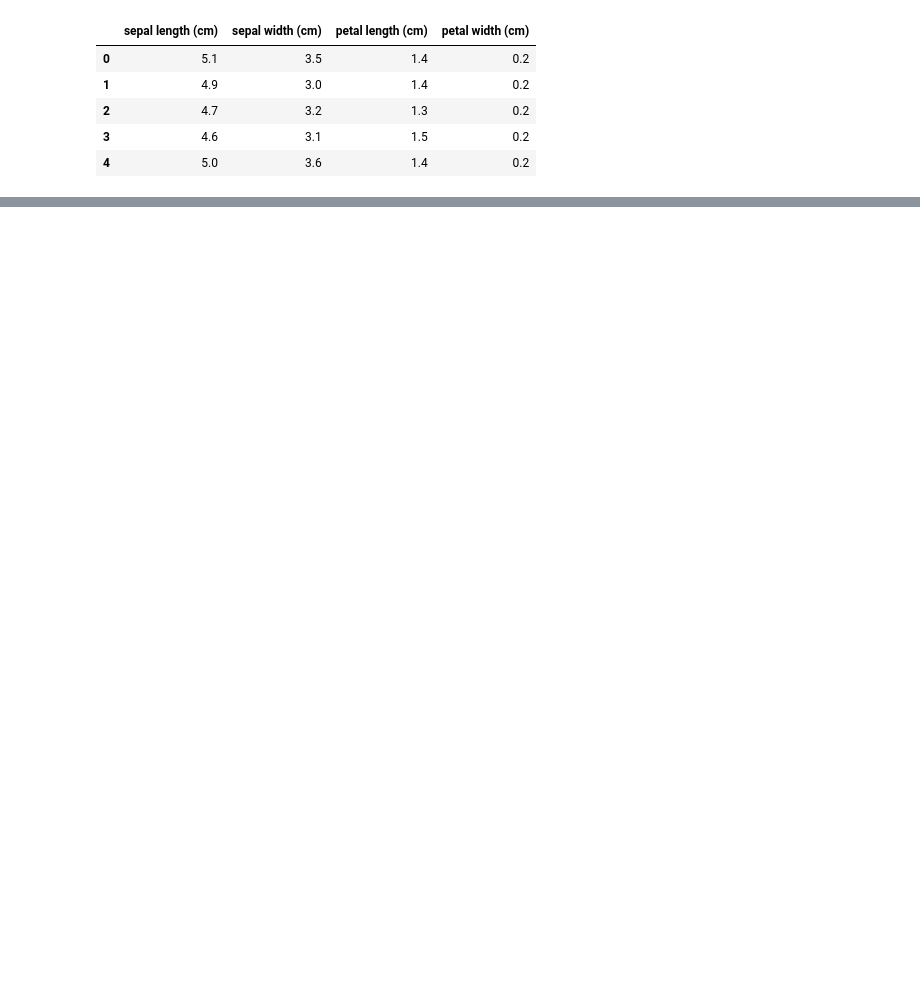
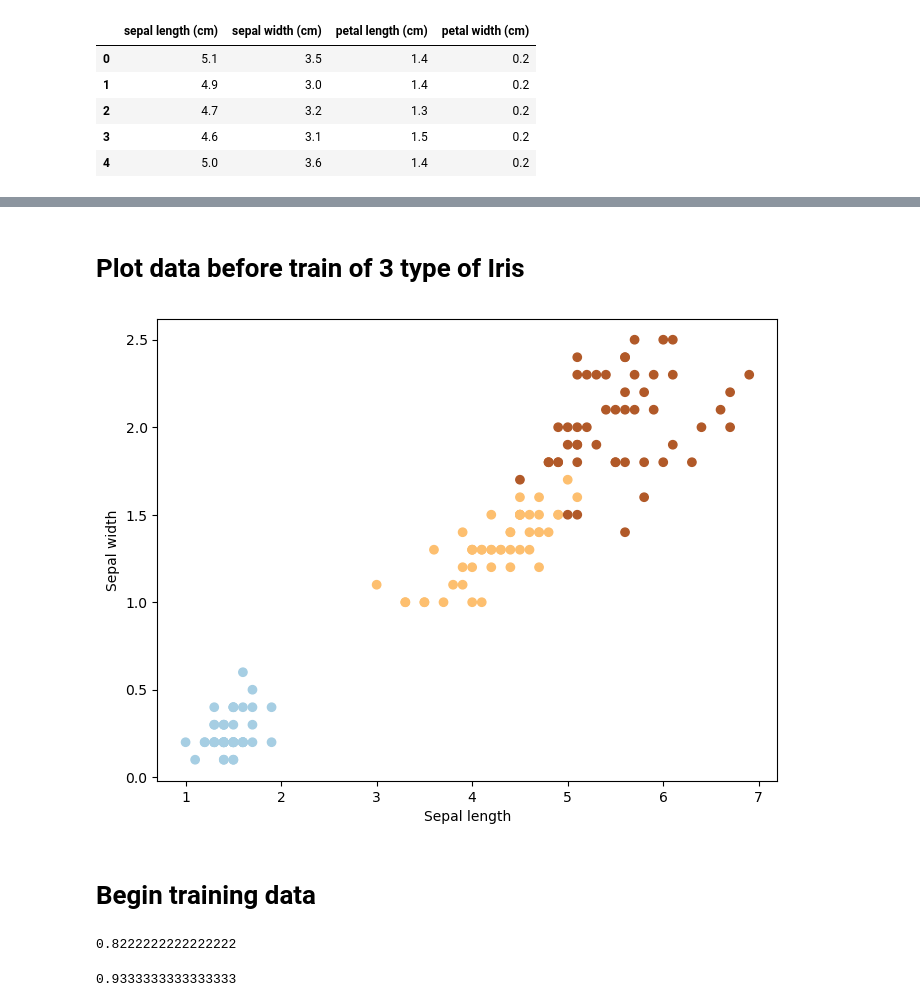
Before and after one commit to trietmt9/AI_Learning, a Jupyter notebook: Support_Vector_Machine/main.ipynb, the cells around one changed output, grey strips where cells are left out. Cells and saved outputs as stored; diff of their text form; code cells hidden in the pictures; blank space fills up the shorter version.

```diff
--- a/Support_Vector_Machine/main.ipynb
+++ b/Support_Vector_Machine/main.ipynb
@@ -21,0 +39,17 @@ iris_df.head()
+# %% [markdown]
+# Plot data before train of 3 type of Iris
+# %%
+X = iris.data[:, (0,1)]  # take all the data rows and take last 2 columns
+Y = iris.target.astype(np.float64)
+plt.figure(2, figsize=(8, 6))
+plt.clf()
+# Plot data before train
+plt.scatter(X[:, 0], X[:, 1], c=Y, cmap=plt.cm.Paired)
+plt.xlabel('Sepal length')
+plt.ylabel('Sepal width')
+
+plt.show()
+# %% [output]
+[figure, added]
+# %% [markdown]
+# Begin training data
@@ -21,0 +72,10 @@ iris_df.head()
+# %%
+# scoring test
+svm_clf.score(X_test, Y_test)
+# %% [output]
+0.8222222222222222
+# %%
+# scoring train
+svm_clf.score(X_train, Y_train)
+# %% [output]
+0.9333333333333333
```
Also changed, not shown: parts of 9 cells of this notebook, 1 other file.
